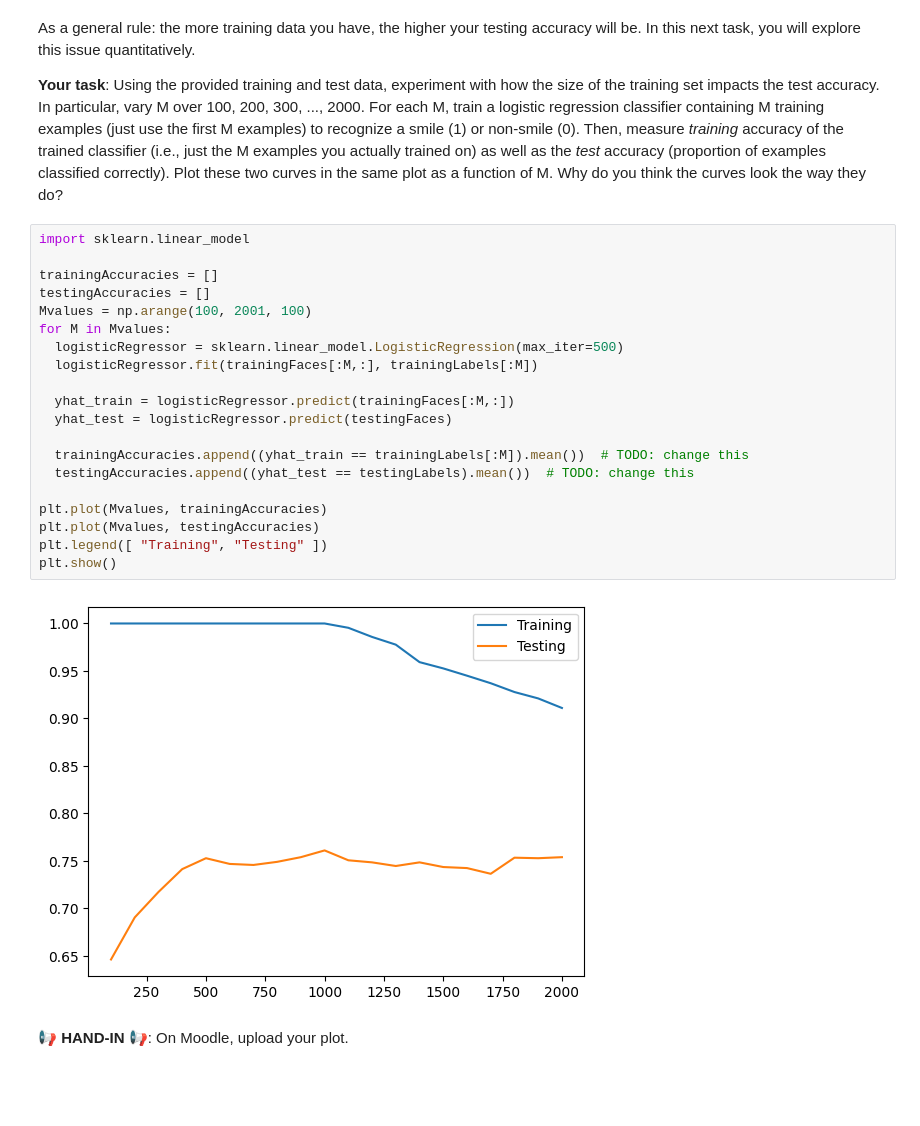
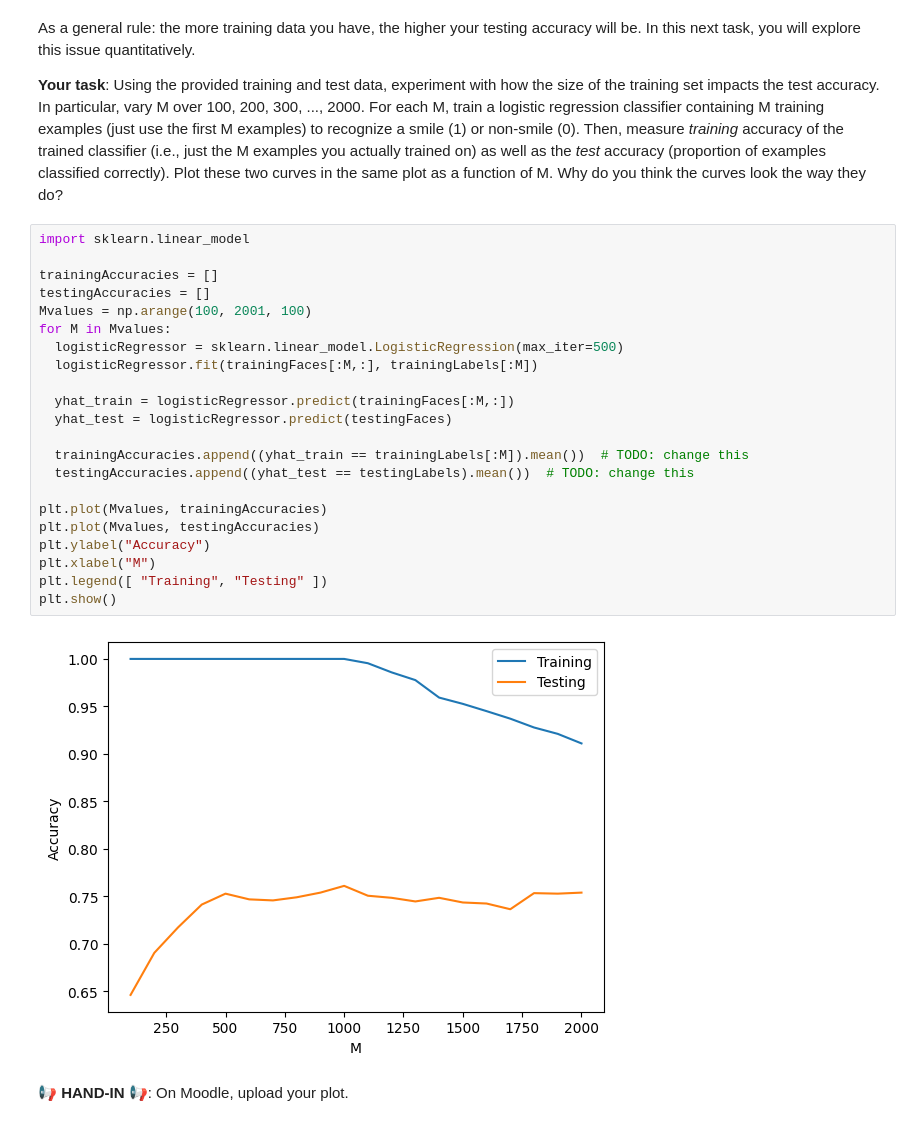
Before and after one commit to Suhejl/MLDM_Labs, a Jupyter notebook: week4/L04_Logistic_Regression.ipynb, the cells around one changed output. Drawn from its saved outputs; the diff is of its cells as text; blank space fills up the shorter version.

```diff
--- a/week4/L04_Logistic_Regression.ipynb
+++ b/week4/L04_Logistic_Regression.ipynb
@@ -106,25 +142,27 @@ As a general rule: the more training data you have, the higher your testing accu
 # %%
 import sklearn.linear_model
 
 trainingAccuracies = []
 testingAccuracies = []
 Mvalues = np.arange(100, 2001, 100)
 for M in Mvalues:
   logisticRegressor = sklearn.linear_model.LogisticRegression(max_iter=500)
   logisticRegressor.fit(trainingFaces[:M,:], trainingLabels[:M])
 
   yhat_train = logisticRegressor.predict(trainingFaces[:M,:])
   yhat_test = logisticRegressor.predict(testingFaces)
 
   trainingAccuracies.append((yhat_train == trainingLabels[:M]).mean())  # TODO: change this
   testingAccuracies.append((yhat_test == testingLabels).mean())  # TODO: change this
 
 plt.plot(Mvalues, trainingAccuracies)
 plt.plot(Mvalues, testingAccuracies)
+plt.ylabel("Accuracy")
+plt.xlabel("M")
 plt.legend([ "Training", "Testing" ])
 plt.show()
 # %% [output]
-[figure, old version]
+[figure, new version]
 # %% [markdown]
 📢 **HAND-IN** 📢:
 On Moodle, upload your plot.
```
Also changed, not shown: parts of 7 cells of this notebook.
